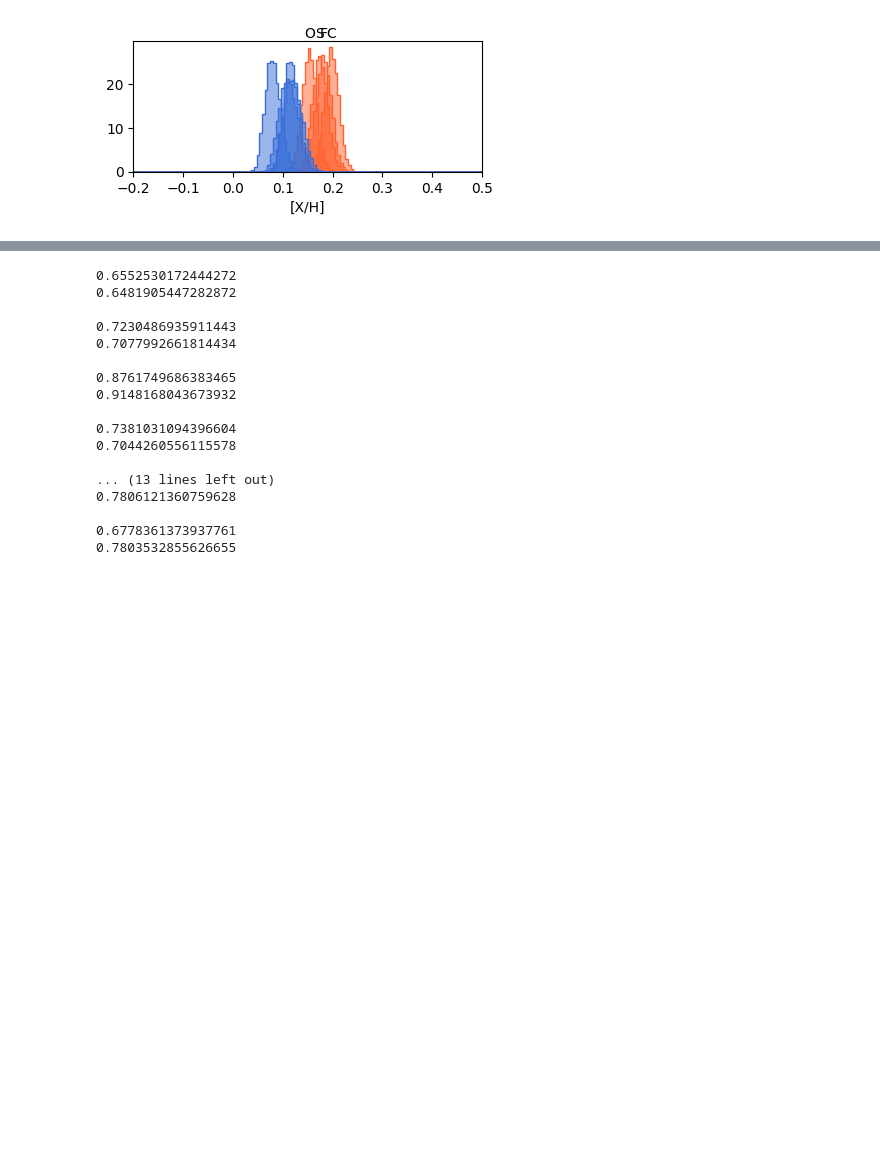
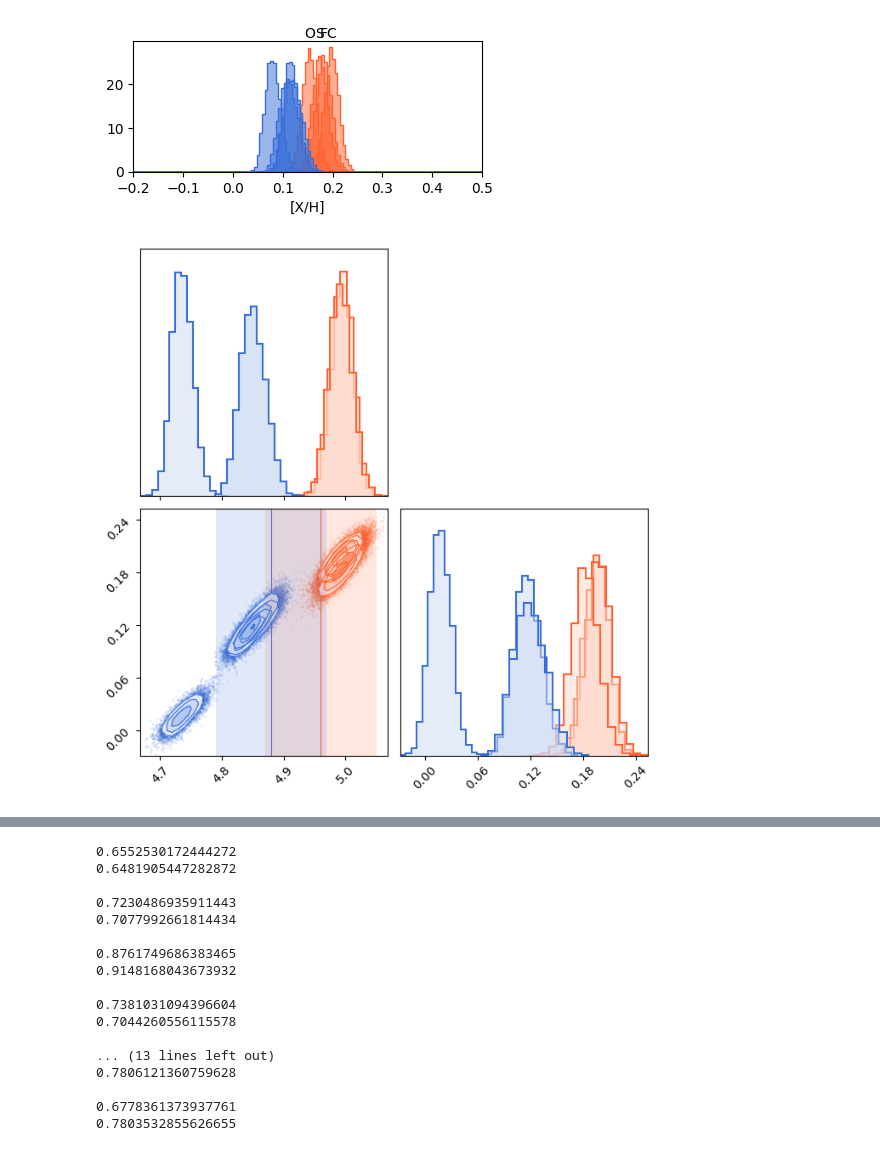
Before and after one commit to samderegt/retrieval_base, a Jupyter notebook: Luhman_16/figures/plot_K_band_chem_ratios.ipynb, the cells around one changed output, grey strips where cells are left out. Saved outputs shown, nothing was run; the diff lists cells and outputs as text; code cells hidden in the pictures; blank space fills up the shorter version.

```diff
--- a/Luhman_16/figures/plot_K_band_chem_ratios.ipynb
+++ b/Luhman_16/figures/plot_K_band_chem_ratios.ipynb
@@ -579,3 +719,78 @@ plt.show()
 # %% [output]
 [figure]
 [figure]
+# %%
+def get_FeH_posterior(Res):
+    # Load the ParamTable module
+    Res.load_components(['ParamTable'])
+
+    # Get the indices of the free parameters
+    idx_free = Res.ParamTable.get('Fe/H', key='idx_free')
+    return Res.posterior[:,idx_free]
+
+FeH_A_eq = get_FeH_posterior(A_eq)
+FeH_B_eq = get_FeH_posterior(B_eq)
+# %%
+from scipy.stats import pearsonr, linregress
+
+corner_kwargs = dict(
+    bins=15,
+    #range=posterior_ranges,
+
+    fill_contours=True,
+    plot_datapoints=True,
+
+    #labels=labels,
+    #show_titles=True,
+    use_math_text=True,
+    title_fmt='.2f',
+    title_kwargs={'fontsize':10},#, 'loc':'left', 'x':0.05},
+    #labelpad=0.03,
+    labelpad=-0.03,
+
+    #smooth=True,
+)
+fig = plt.figure(figsize=(8,8))
+
+corner_kwargs['color'] = color_A
+corner_kwargs['hist_kwargs'] = {
+    'edgecolor':color_A, 'facecolor':env_colors_A[1], 'fill':True, 'density':True, 'lw':1.5,
+    }
+corner_kwargs['contourf_kwargs'] = {'colors':env_colors_A}
+corner_kwargs['contour_kwargs']  = {'linewidths':0.8, 'colors':color_A}
+
+fig = corner.corner(fig=fig, data=np.array([log_g_A, abs_abund_A['C/H']]).T, **corner_kwargs)
+fig = corner.corner(fig=fig, data=np.array([log_g_A_eq, abs_abund_A_eq['C/H']]).T, **corner_kwargs)
+fig = corner.corner(fig=fig, data=np.array([log_g_A_eq, FeH_A_eq]).T, **corner_kwargs)
+
+# res = linregress(log_g_A, abs_abund_A['M/H']); print(res.slope)
+# res = linregress(log_g_A_eq, abs_abund_A_eq['M/H']); print(res.slope)
+
+
+corner_kwargs['color'] = color_B
+corner_kwargs['hist_kwargs'] = {
+    'edgecolor':color_B, 'facecolor':env_colors_B[1], 'fill':True, 'density':True, 'lw':1.5,
+    }
+corner_kwargs['contourf_kwargs'] = {'colors':env_colors_B}
+corner_kwargs['contour_kwargs']  = {'linewidths':0.8, 'colors':color_B}
+
+fig = corner.corner(fig=fig, data=np.array([log_g_B, abs_abund_B['C/H']]).T, **corner_kwargs)
+fig = corner.corner(fig=fig, data=np.array([log_g_B_eq, abs_abund_B_eq['C/H']]).T, **corner_kwargs)
+fig = corner.corner(fig=fig, data=np.array([log_g_B_eq, FeH_B_eq]).T, **corner_kwargs)
+
+# fig = corner.corner(fig=fig, data=np.array([log_g_B, abs_abund_B['(C+O)/H']]).T, **corner_kwargs)
+# fig = corner.corner(fig=fig, data=np.array([log_g_B_eq, abs_abund_B_eq['(C+O)/H']]).T, **corner_kwargs)
+
+# res = linregress(log_g_B, abs_abund_B['M/H']); print(res.slope)
+# res = linregress(log_g_B_eq, abs_abund_B_eq['M/H']); print(res.slope)
+# res = linregress(log_g_B_eq, FeH_B_eq); print(res.slope)
+
+ax = fig.axes[2]
+ax.axvspan(4.96-0.09, 4.96+0.09, color=color_A, lw=0, alpha=0.15)
+ax.axvline(4.96, color=color_A, lw=0.8, ls='-', zorder=-1)
+
+ax.axvspan(4.88-0.09, 4.88+0.09, color=color_B, lw=0, alpha=0.15)
+ax.axvline(4.88, color=color_B, lw=0.8, ls='-', zorder=-1)
+plt.show()
+# %% [output]
+[figure, added]
```
Also changed, not shown: parts of 7 cells of this notebook, 1 other file.
